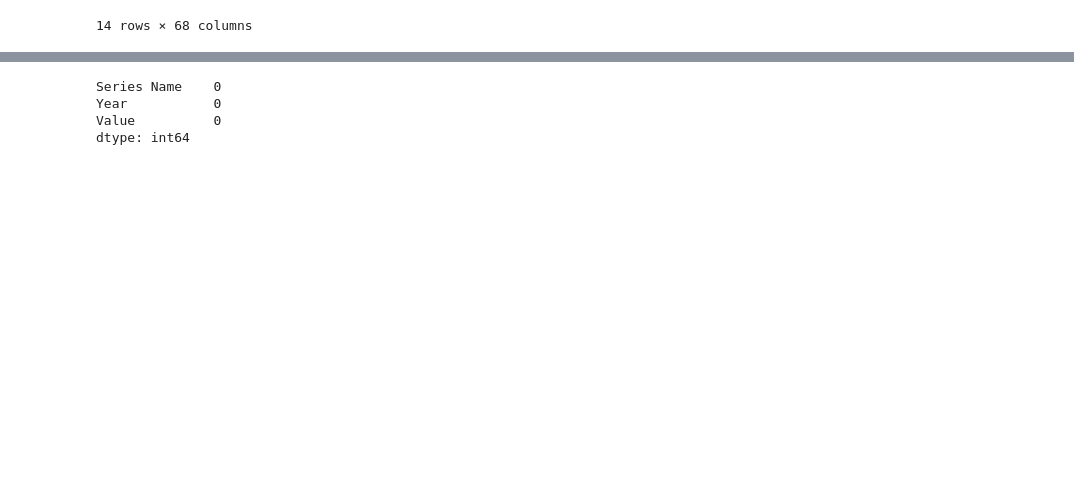
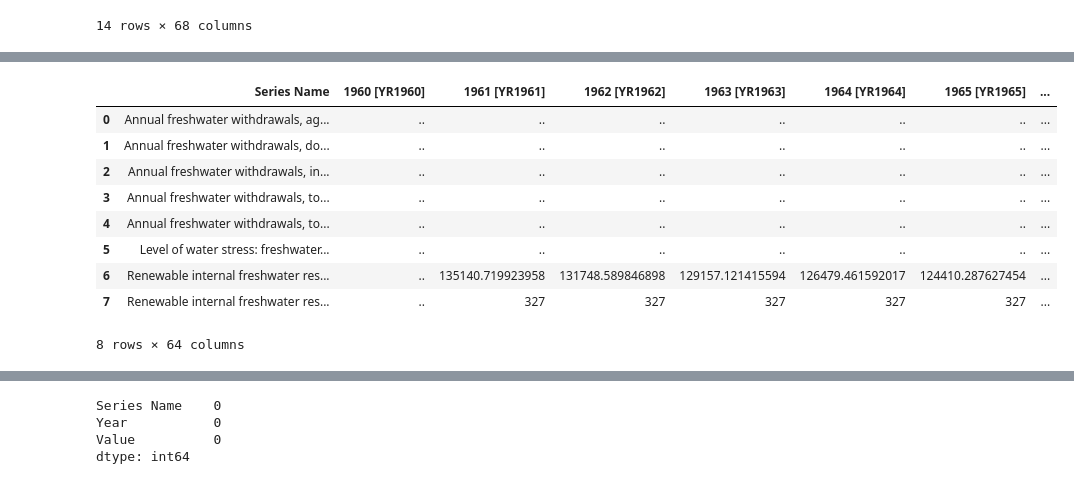
Before and after one commit to Keara9/Data-Visualization, a Jupyter notebook: Assignment 2/Freshwater Data/Freshwater Cleaning.ipynb, the cells around one changed output, grey strips where cells are left out. Cells and saved outputs as stored; diff of their text form; code cells hidden in the pictures; blank space fills up the shorter version.

```diff
--- a/Assignment 2/Freshwater Data/Freshwater Cleaning.ipynb
+++ b/Assignment 2/Freshwater Data/Freshwater Cleaning.ipynb
@@ -46,3 +38,21 @@ df
+# %%
+# Drop columns between '1960 [YR1960]' and '1984 [YR1984]' (inclusive)
+df = df.drop(columns = "2023 [YR2023]")
+df = df.drop(columns = "Series Code")
+df = df.drop(columns = "Country Code")
+df = df.drop(columns = "Country Name")
+df
+# %% [output]
+|  | Series Name | 1960 [YR1960] | 1961 [YR1961] | 1962 [YR1962] | 1963 [YR1963] | 1964 [YR1964] | 1965 [YR1965] | ... |
+| 0 | Annual freshwater withdrawals, ag... | .. | .. | .. | .. | .. | .. | ... |
+| 1 | Annual freshwater withdrawals, do... | .. | .. | .. | .. | .. | .. | ... |
+| 2 | Annual freshwater withdrawals, in... | .. | .. | .. | .. | .. | .. | ... |
+| 3 | Annual freshwater withdrawals, to... | .. | .. | .. | .. | .. | .. | ... |
+| 4 | Annual freshwater withdrawals, to... | .. | .. | .. | .. | .. | .. | ... |
+| 5 | Level of water stress: freshwater... | .. | .. | .. | .. | .. | .. | ... |
+| 6 | Renewable internal freshwater res... | .. | 135140.719923958 | 131748.589846898 | 129157.121415594 | 126479.461592017 | 124410.287627454 | ... |
+| 7 | Renewable internal freshwater res... | .. | 327 | 327 | 327 | 327 | 327 | ... |
+8 rows × 64 columns
 # %%
 df = df.drop(columns=[col for col in df.columns if col.startswith(tuple(str(year) for year in range(1960, 1985)))])
 df = df.drop(columns=[col for col in df.columns if col.startswith(tuple(str(year) for year in range(2022, 2024)))])
```
Also changed, not shown: parts of 5 cells of this notebook, 6 other files.
